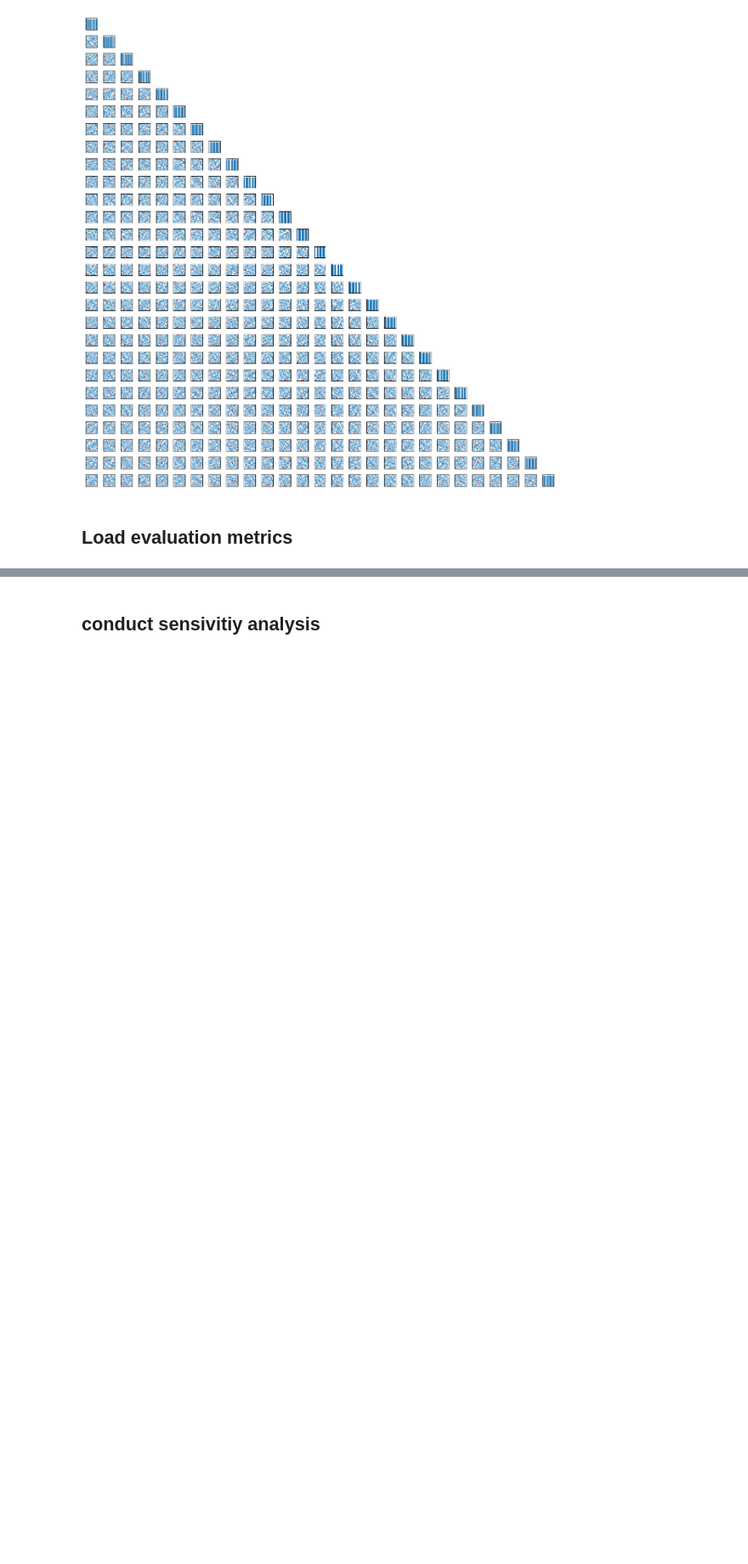
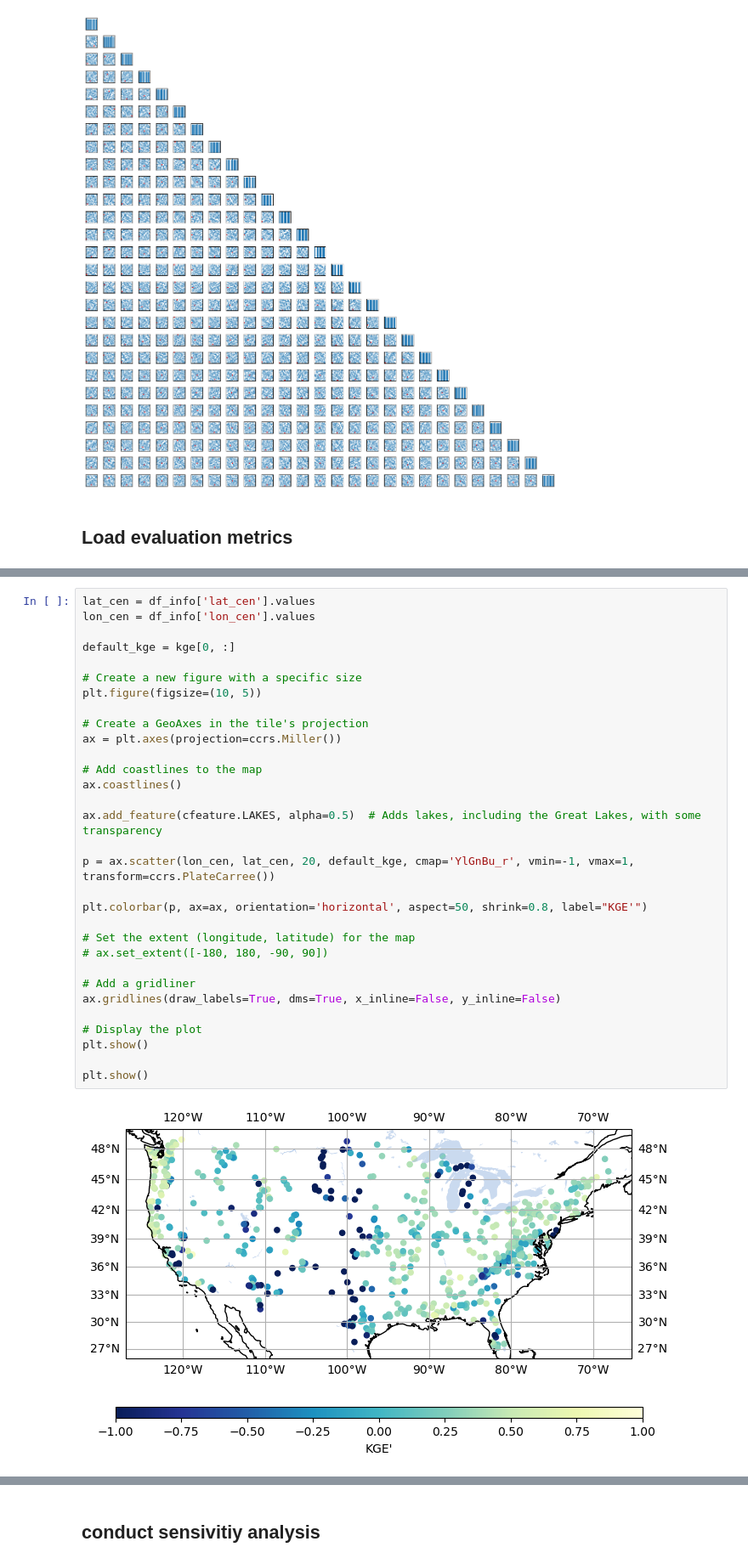
Before and after one commit to NCAR/CTSM_calibration, a Jupyter notebook: src/SA/step5_SA_evaluation_and_data.ipynb, the cells around one changed output, grey strips where cells are left out. Shown at 85% size. Saved outputs shown, nothing was run; the diff lists cells and outputs as text; blank space fills up the shorter version.

```diff
--- a/src/SA/step5_SA_evaluation_and_data.ipynb
+++ b/src/SA/step5_SA_evaluation_and_data.ipynb
@@ -178,3 +179,36 @@ plt.show()
+# %%
+lat_cen = df_info['lat_cen'].values
+lon_cen = df_info['lon_cen'].values
+
+default_kge = kge[0, :]
+
+# Create a new figure with a specific size
+plt.figure(figsize=(10, 5))
+
+# Create a GeoAxes in the tile's projection
+ax = plt.axes(projection=ccrs.Miller())
+
+# Add coastlines to the map
+ax.coastlines()
+
+ax.add_feature(cfeature.LAKES, alpha=0.5)  # Adds lakes, including the Great Lakes, with some transparency
+
+p = ax.scatter(lon_cen, lat_cen, 20, default_kge, cmap='YlGnBu_r', vmin=-1, vmax=1, transform=ccrs.PlateCarree())
+
+plt.colorbar(p, ax=ax, orientation='horizontal', aspect=50, shrink=0.8, label="KGE'")
+
+# Set the extent (longitude, latitude) for the map
+# ax.set_extent([-180, 180, -90, 90])
+
+# Add a gridliner
+ax.gridlines(draw_labels=True, dms=True, x_inline=False, y_inline=False)
+
+# Display the plot
+plt.show()
+
+plt.show()
+# %% [output]
+[figure, added]
 # %%
 # plot inputs-output
 fig, axs = plt.subplots(4, 7, figsize=(12, 8), sharey=True)
```
Also changed, not shown: parts of 6 cells of this notebook, 34 other files.
